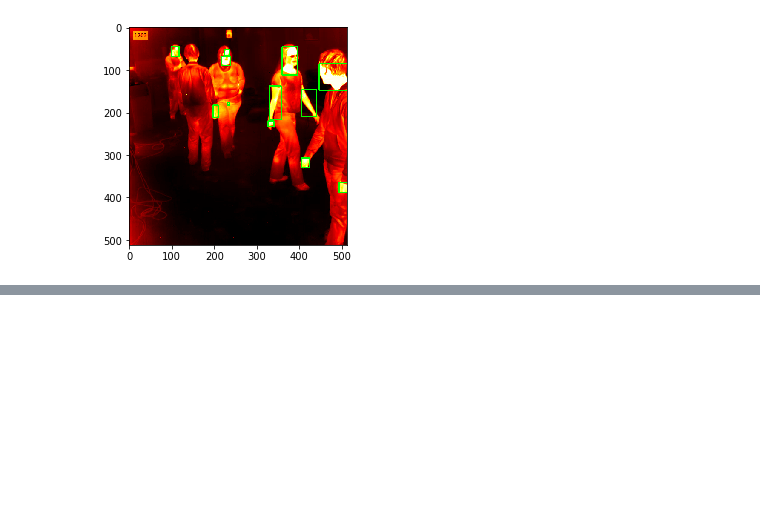
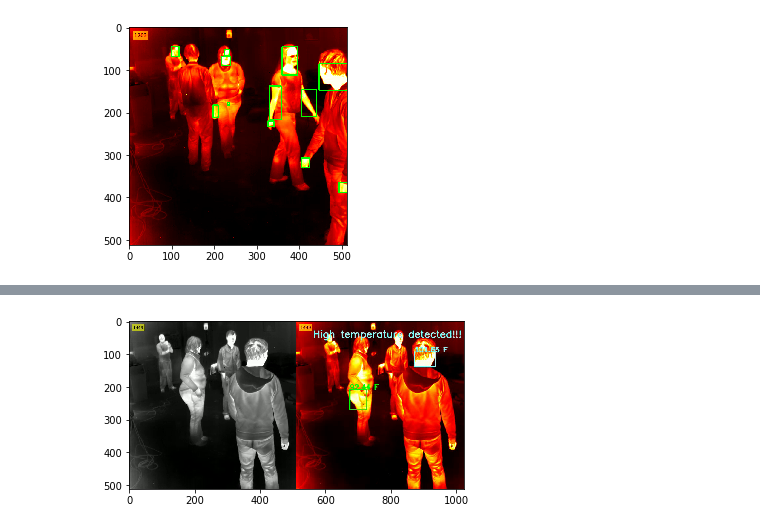
Before and after one commit to feat7/thermal-screening, a Jupyter notebook: tutorial.ipynb, the cells around one changed output, grey strips where cells are left out. Saved outputs shown, nothing was run; the diff lists cells and outputs as text; code cells hidden in the pictures; blank space fills up the shorter version.

```diff
--- a/tutorial.ipynb
+++ b/tutorial.ipynb
@@ -58,0 +77,6 @@ plt.imshow(image_with_rectangles)
+# %%
+stacked = np.hstack((original_image, output_image))
+plt.imshow(stacked)
+plt.imsave(os.path.join("output", "thermal-screening-codevector-labs.png"), stacked)
+# %% [output]
+[figure, added]
```
Also changed, not shown: parts of 3 cells of this notebook, 3 other files.
